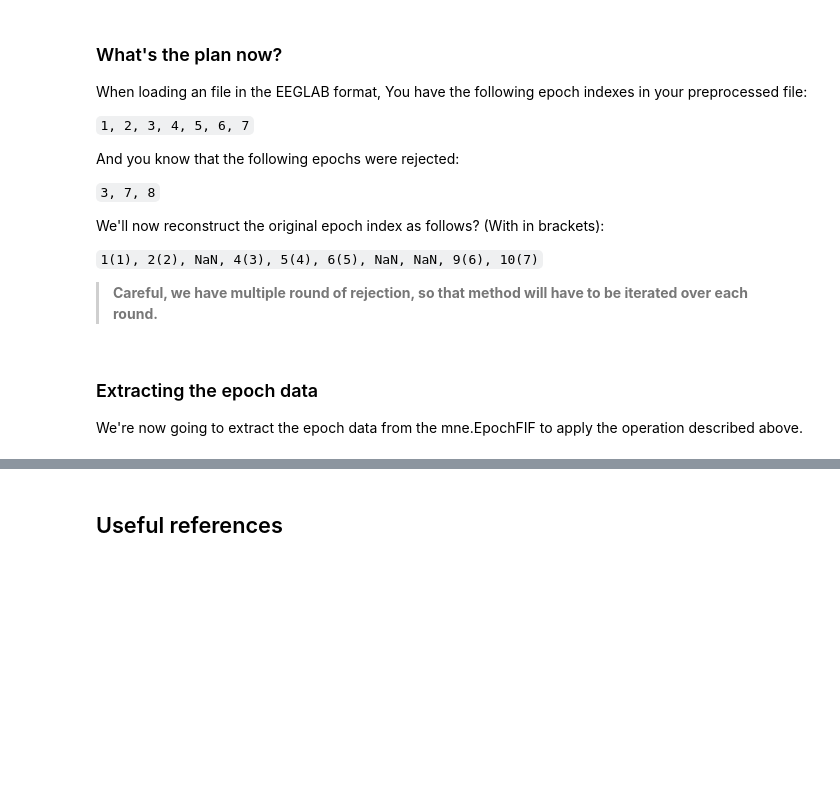
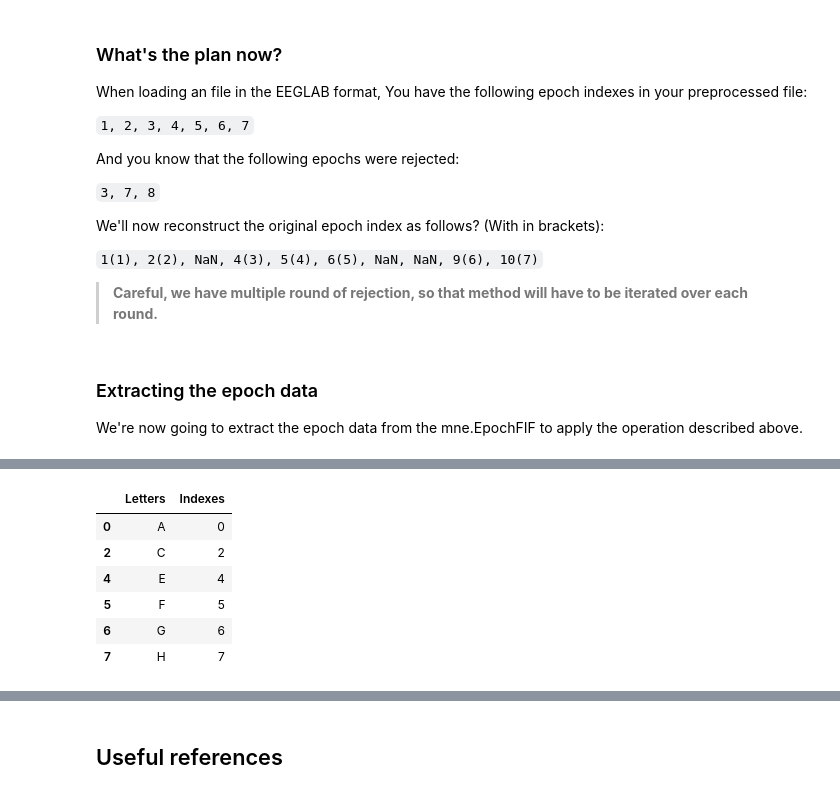
Before and after one commit to FranckPrts/FINS-Codes, a Jupyter notebook: realigne-eeg-streams.ipynb, the cells around one changed output, grey strips where cells are left out. Cells and saved outputs as stored; diff of their text form; code cells hidden in the pictures; blank space fills up the shorter version.

```diff
--- a/realigne-eeg-streams.ipynb
+++ b/realigne-eeg-streams.ipynb
@@ -174,0 +186,19 @@ AttributeError: module 'mne' has no attribute 'from_eeglab'
+# %%
+# Now we remove two rows in a first round:
+# Create a list of elements to remove
+to_remove_1 = [1, 3]
+
+# Create a boolean mask indicating which rows to keep
+mask = df['Indexes'].isin(to_remove_1)
+
+# Remove the rows that match the elements in the list
+df.drop(index=df[mask].index, inplace=True)
+df
+# %% [output]
+|  | Letters | Indexes |
+| 0 | A | 0 |
+| 2 | C | 2 |
+| 4 | E | 4 |
+| 5 | F | 5 |
+| 6 | G | 6 |
+| 7 | H | 7 |
```
Also changed, not shown: parts of 9 cells of this notebook.
